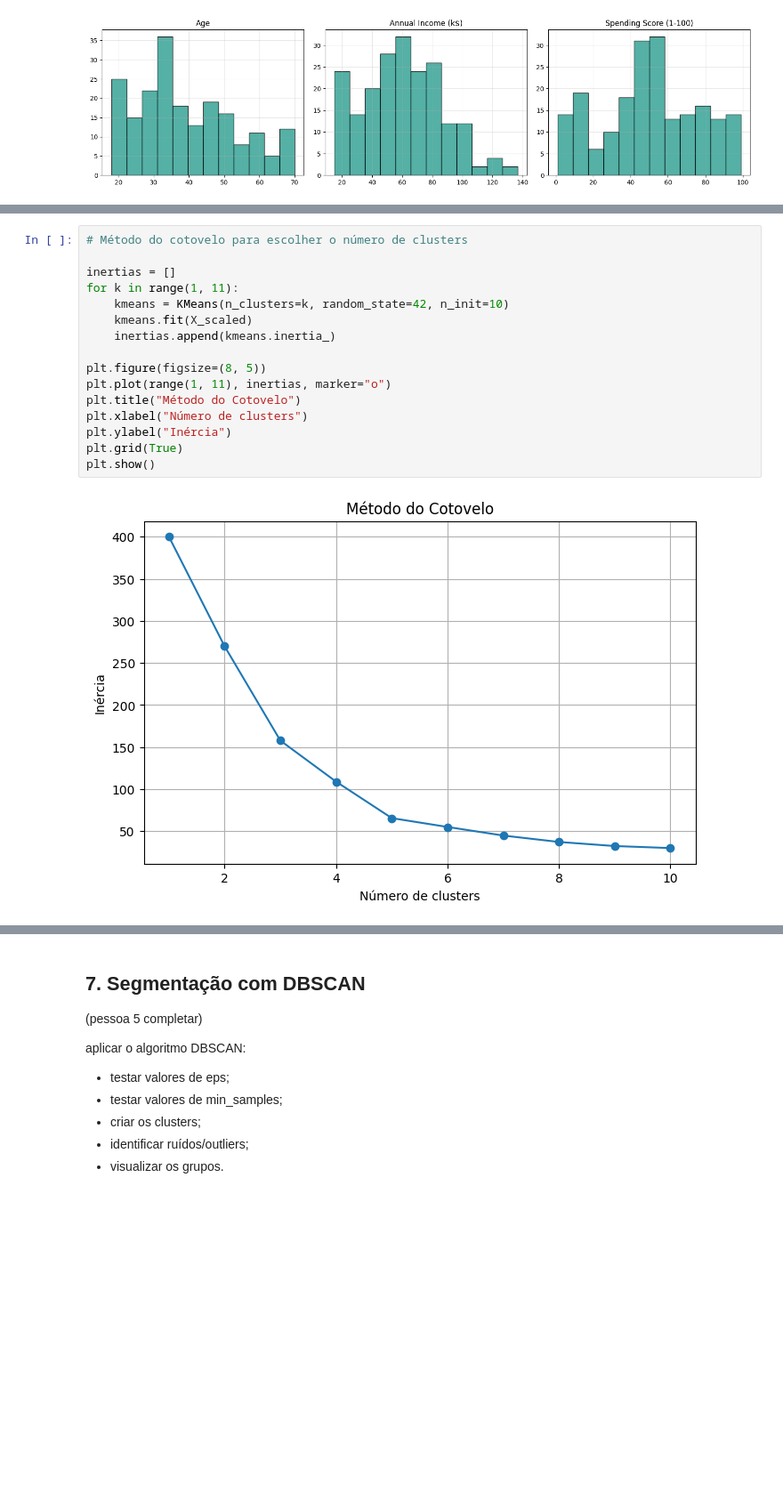
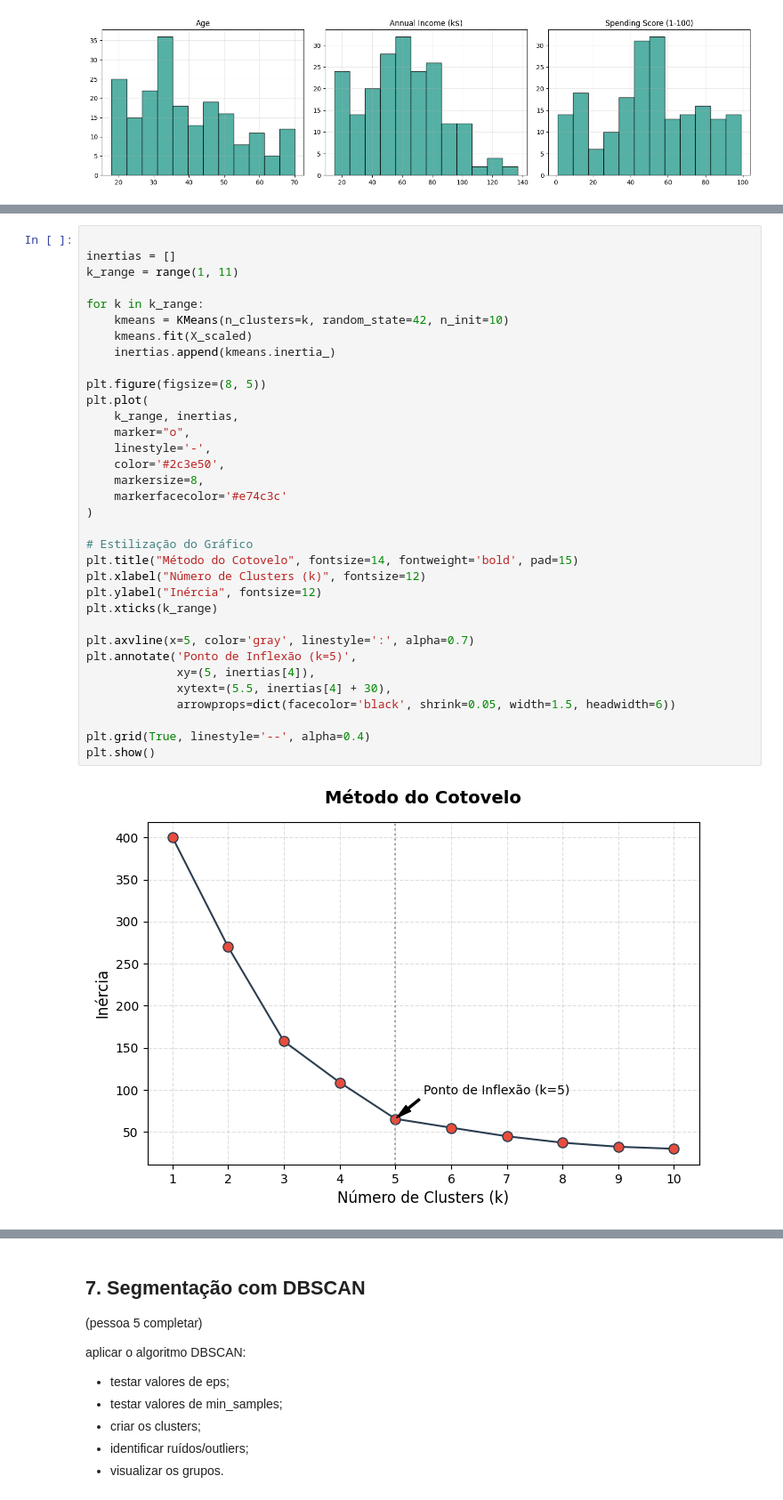
Before and after one commit to edd-araujo/segmentacao-clientes-varejo, a Jupyter notebook: notebooks/index.ipynb, the cells around one changed output, grey strips where cells are left out. Shown at 89% size. Drawn from its saved outputs; the diff is of its cells as text; blank space fills up the shorter version.

```diff
--- a/notebooks/index.ipynb
+++ b/notebooks/index.ipynb
@@ -275,19 +356,37 @@ Nesta etapa foi aplicado o K-Means, que separa os clientes em grupos parecidos d
-# %%
-# Método do cotovelo para escolher o número de clusters
-
-inertias = []
-for k in range(1, 11):
-    kmeans = KMeans(n_clusters=k, random_state=42, n_init=10)
-    kmeans.fit(X_scaled)
-    inertias.append(kmeans.inertia_)
-
-plt.figure(figsize=(8, 5))
-plt.plot(range(1, 11), inertias, marker="o")
-plt.title("Método do Cotovelo")
-plt.xlabel("Número de clusters")
-plt.ylabel("Inércia")
-plt.grid(True)
-plt.show()
-# %% [output]
-[figure, removed]
+# %%
+
+inertias = []
+k_range = range(1, 11)
+
+for k in k_range:
+    kmeans = KMeans(n_clusters=k, random_state=42, n_init=10)
+    kmeans.fit(X_scaled)
+    inertias.append(kmeans.inertia_)
+
+plt.figure(figsize=(8, 5))
+plt.plot(
+    k_range, inertias,
+    marker="o",
+    linestyle='-',
+    color='#2c3e50',
+    markersize=8,
+    markerfacecolor='#e74c3c'
+)
+
+# Estilização do Gráfico
+plt.title("Método do Cotovelo", fontsize=14, fontweight='bold', pad=15)
+plt.xlabel("Número de Clusters (k)", fontsize=12)
+plt.ylabel("Inércia", fontsize=12)
+plt.xticks(k_range)
+
+plt.axvline(x=5, color='gray', linestyle=':', alpha=0.7)
+plt.annotate('Ponto de Inflexão (k=5)',
+             xy=(5, inertias[4]),
+             xytext=(5.5, inertias[4] + 30),
+             arrowprops=dict(facecolor='black', shrink=0.05, width=1.5, headwidth=6))
+
+plt.grid(True, linestyle='--', alpha=0.4)
+plt.show()
+# %% [output]
+[figure, added]
 # %% [markdown]
```
Also changed, not shown: parts of 42 cells of this notebook.
